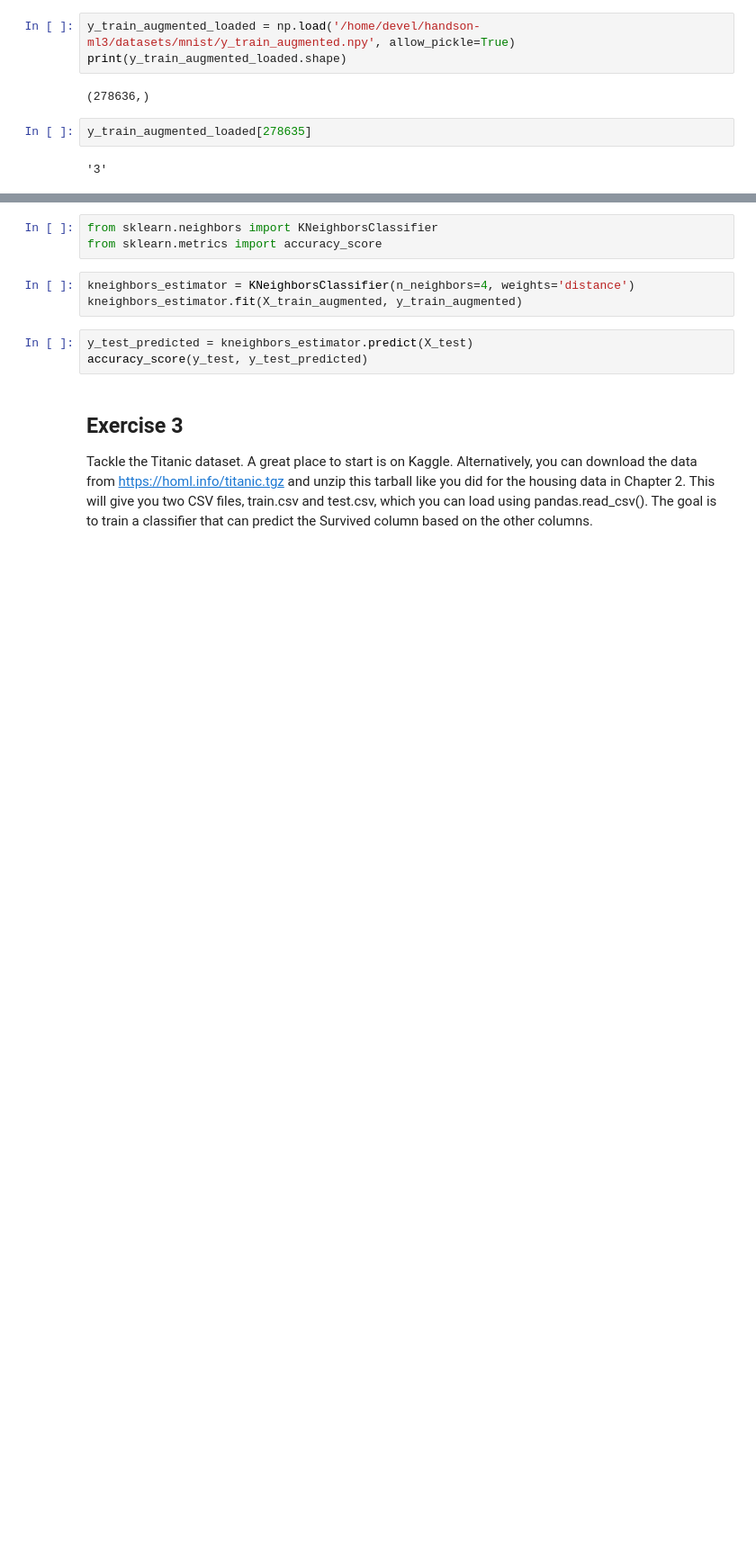
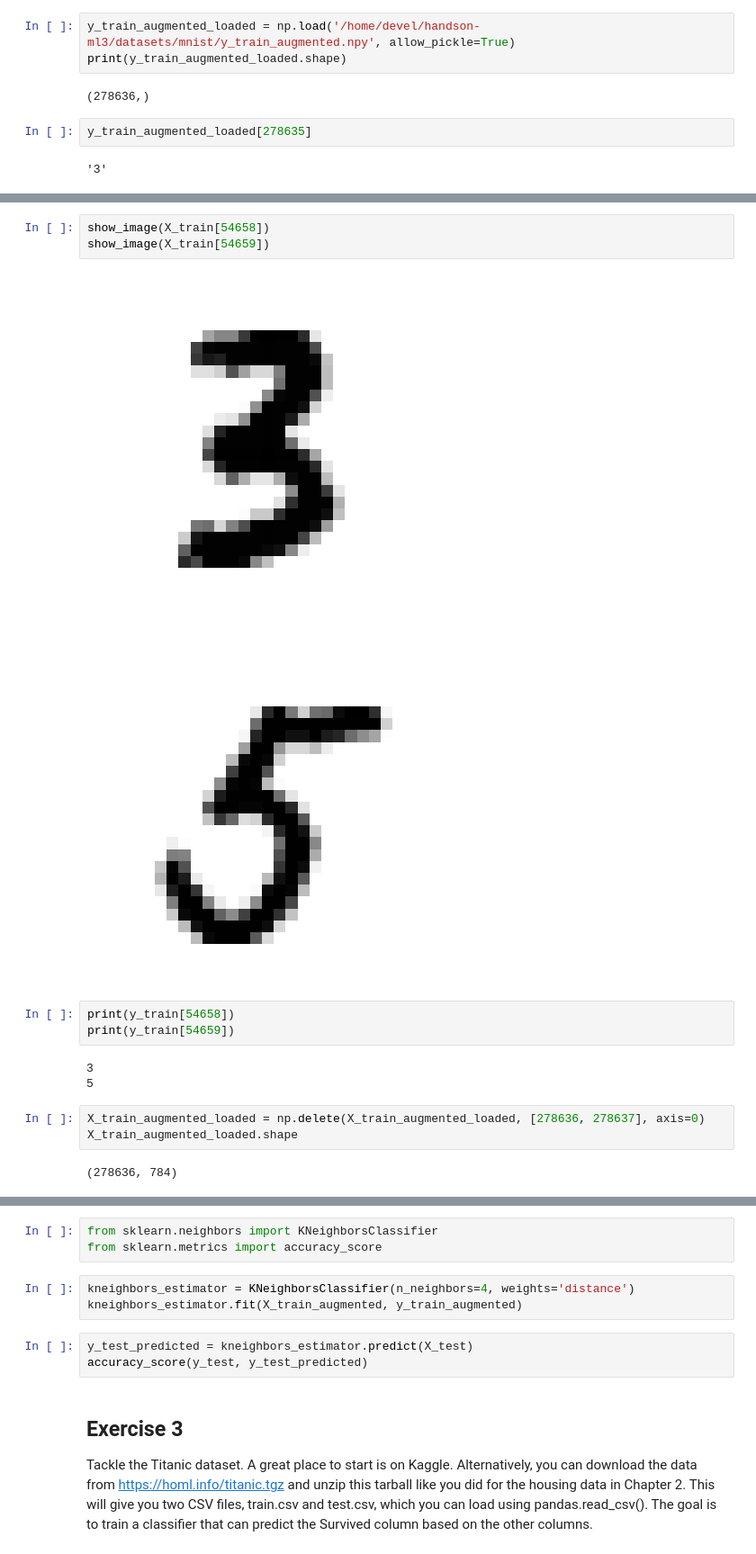
Before and after one commit to MiquelMarinoEspinosa/handson-ml3, a Jupyter notebook: 03_exercises.ipynb, the cells around one changed output, grey strips where cells are left out. Shown at 90% size. Saved outputs shown, nothing was run; the diff lists cells and outputs as text; blank space fills up the shorter version.

```diff
--- a/03_exercises.ipynb
+++ b/03_exercises.ipynb
@@ -1045,0 +1006,17 @@ image_test.shape
+# %%
+show_image(X_train[54658])
+show_image(X_train[54659])
+# %% [output]
+[figure, added]
+[figure, added]
+# %%
+print(y_train[54658])
+print(y_train[54659])
+# %% [output]
+3
+5
+# %%
+X_train_augmented_loaded = np.delete(X_train_augmented_loaded, [278636, 278637], axis=0)
+X_train_augmented_loaded.shape
+# %% [output]
+(278636, 784)
```
Also changed, not shown: parts of 16 cells of this notebook.
